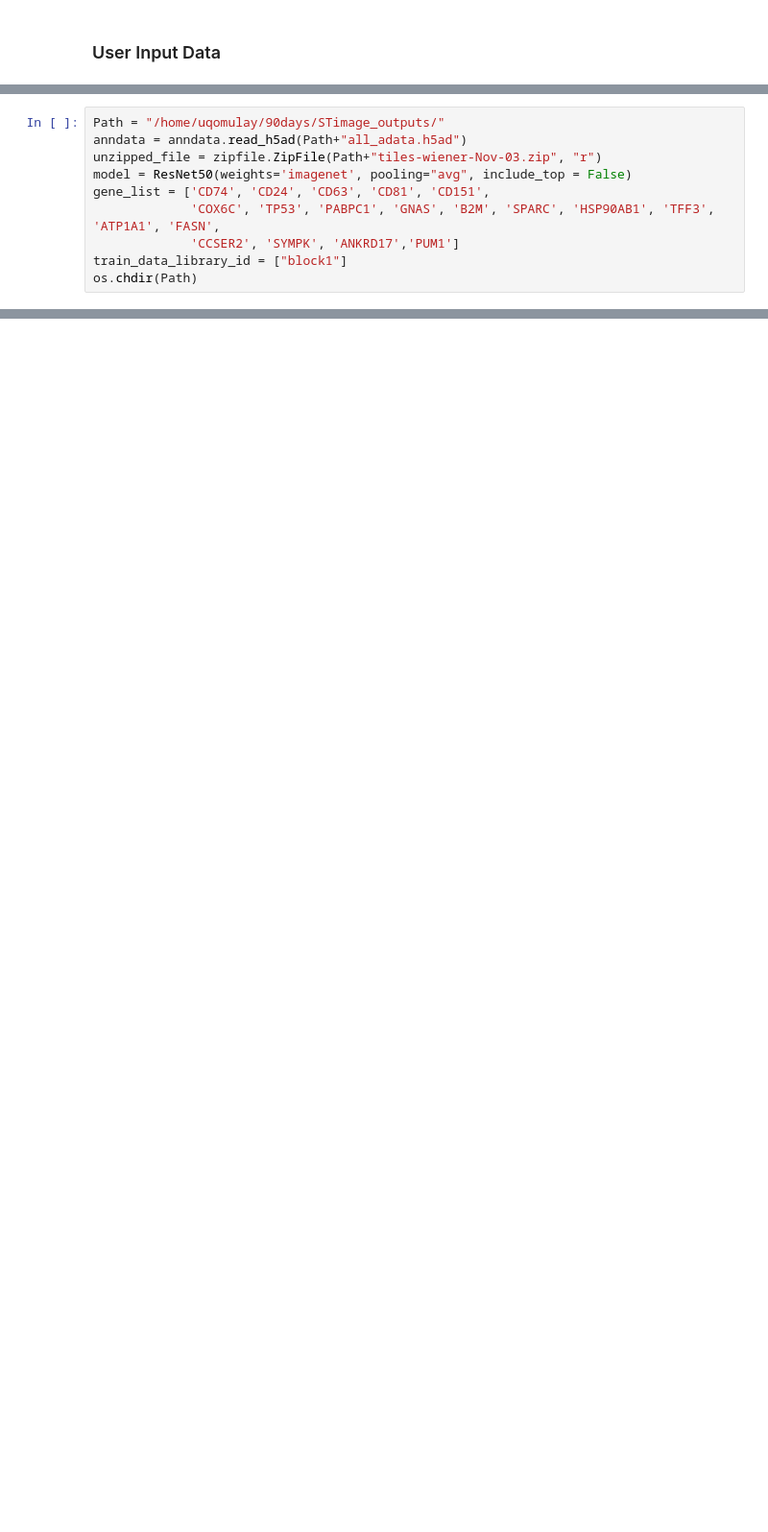
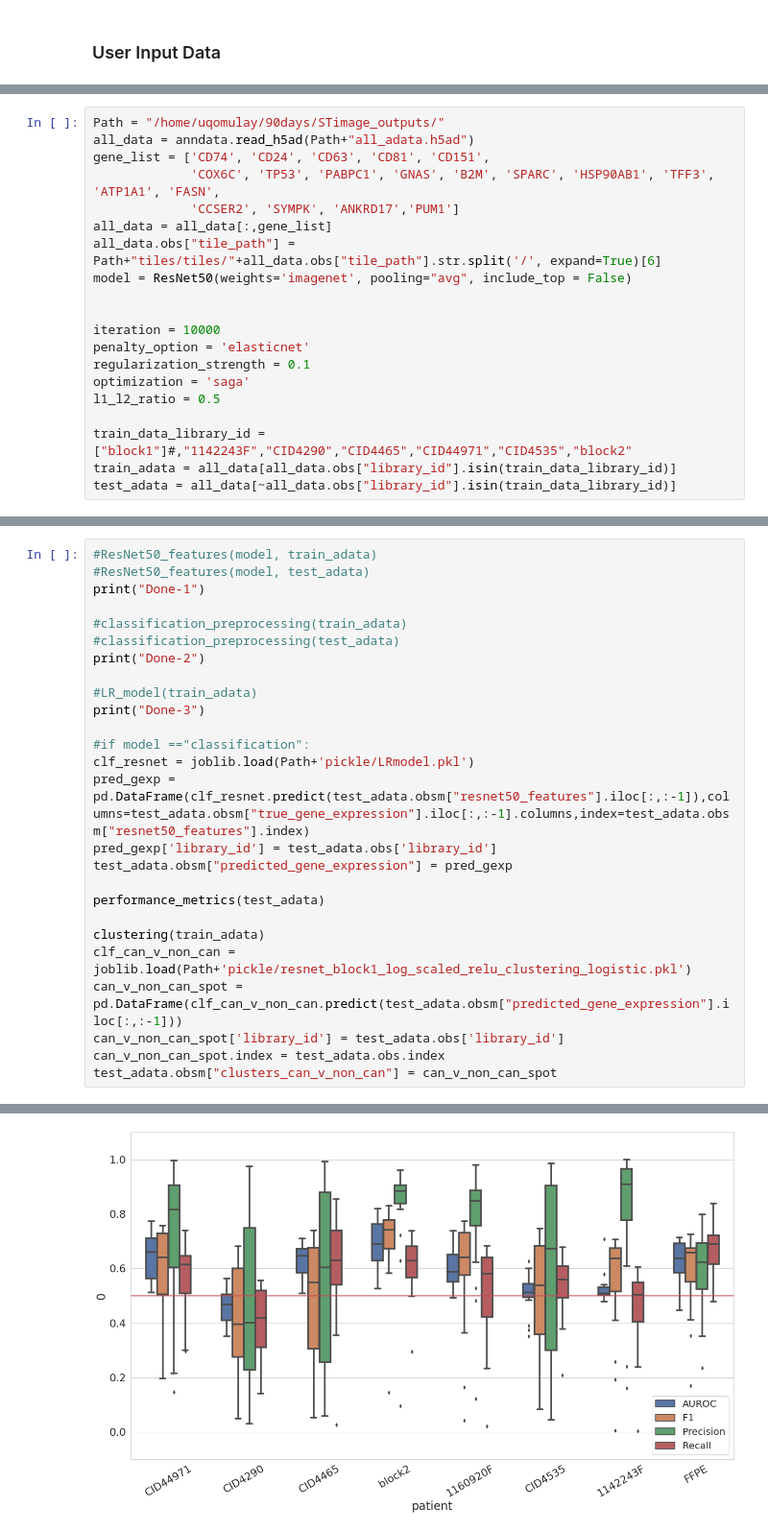
Before and after one commit to BiomedicalMachineLearning/STimage, a Jupyter notebook: Spatial_Transcriptomics/Onkar_py/STimage_Classification_multi_patient.ipynb, the cells around one changed output, grey strips where cells are left out. Shown: that part at 96% size. Cells and saved outputs as stored; diff of their text form; blank space fills up the shorter version.

```diff
--- a/Spatial_Transcriptomics/Onkar_py/STimage_Classification_multi_patient.ipynb
+++ b/Spatial_Transcriptomics/Onkar_py/STimage_Classification_multi_patient.ipynb
@@ -200,10 +169,20 @@ def clustering(Path,gene_exp_binary,train_data_library_id,pred_gexp):
 # %%
 Path = "/home/uqomulay/90days/STimage_outputs/"
-anndata = anndata.read_h5ad(Path+"all_adata.h5ad")
-unzipped_file = zipfile.ZipFile(Path+"tiles-wiener-Nov-03.zip", "r")
-model = ResNet50(weights='imagenet', pooling="avg", include_top = False)
+all_data = anndata.read_h5ad(Path+"all_adata.h5ad")
 gene_list = ['CD74', 'CD24', 'CD63', 'CD81', 'CD151',
              'COX6C', 'TP53', 'PABPC1', 'GNAS', 'B2M', 'SPARC', 'HSP90AB1', 'TFF3', 'ATP1A1', 'FASN',
              'CCSER2', 'SYMPK', 'ANKRD17','PUM1']
-train_data_library_id = ["block1"]
-os.chdir(Path)
+all_data = all_data[:,gene_list]
+all_data.obs["tile_path"] = Path+"tiles/tiles/"+all_data.obs["tile_path"].str.split('/', expand=True)[6]
+model = ResNet50(weights='imagenet', pooling="avg", include_top = False)
+
+
+iteration = 10000
+penalty_option = 'elasticnet'
+regularization_strength = 0.1
+optimization = 'saga'
+l1_l2_ratio = 0.5
+
+train_data_library_id = ["block1"]#,"1142243F","CID4290","CID4465","CID44971","CID4535","block2"
+train_adata = all_data[all_data.obs["library_id"].isin(train_data_library_id)]
+test_adata = all_data[~all_data.obs["library_id"].isin(train_data_library_id)]
@@ -249,0 +195,27 @@ print("4-Done")
+# %%
+#ResNet50_features(model, train_adata)
+#ResNet50_features(model, test_adata)
+print("Done-1")
+
+#classification_preprocessing(train_adata)
+#classification_preprocessing(test_adata)
+print("Done-2")
+
+#LR_model(train_adata)
+print("Done-3")
+
+#if model =="classification":
+clf_resnet = joblib.load(Path+'pickle/LRmodel.pkl')
+pred_gexp = pd.DataFrame(clf_resnet.predict(test_adata.obsm["resnet50_features"].iloc[:,:-1]),columns=test_adata.obsm["true_gene_expression"].iloc[:,:-1].columns,index=test_adata.obsm["resnet50_features"].index)
+pred_gexp['library_id'] = test_adata.obs['library_id']
+test_adata.obsm["predicted_gene_expression"] = pred_gexp
+
+performance_metrics(test_adata)
+
+clustering(train_adata)
+clf_can_v_non_can = joblib.load(Path+'pickle/resnet_block1_log_scaled_relu_clustering_logistic.pkl')
+can_v_non_can_spot = pd.DataFrame(clf_can_v_non_can.predict(test_adata.obsm["predicted_gene_expression"].iloc[:,:-1]))
+can_v_non_can_spot['library_id'] = test_adata.obs['library_id']
+can_v_non_can_spot.index = test_adata.obs.index
+test_adata.obsm["clusters_can_v_non_can"] = can_v_non_can_spot
+# %% [output]
@@ -249,0 +225 @@ print("4-Done")
+[figure, added]
```
Also changed, not shown: parts of 18 cells of this notebook.
